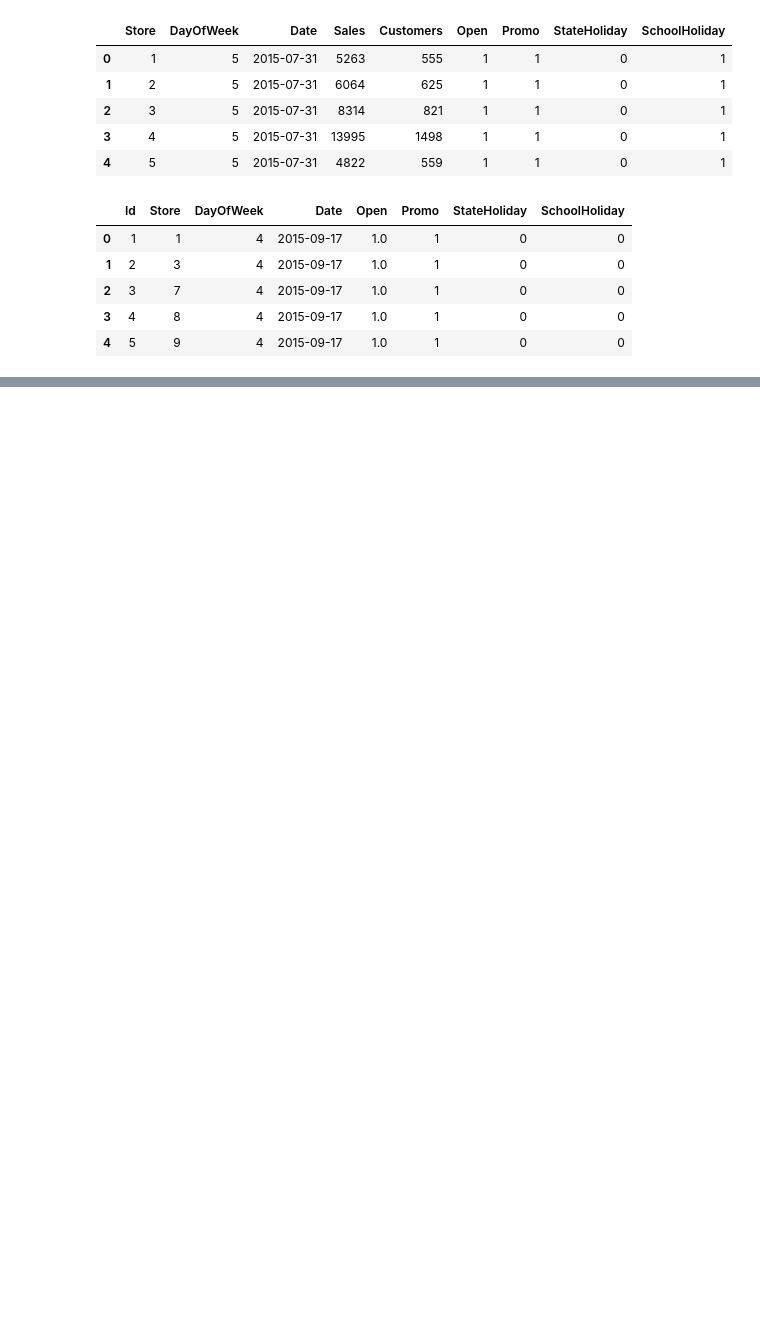
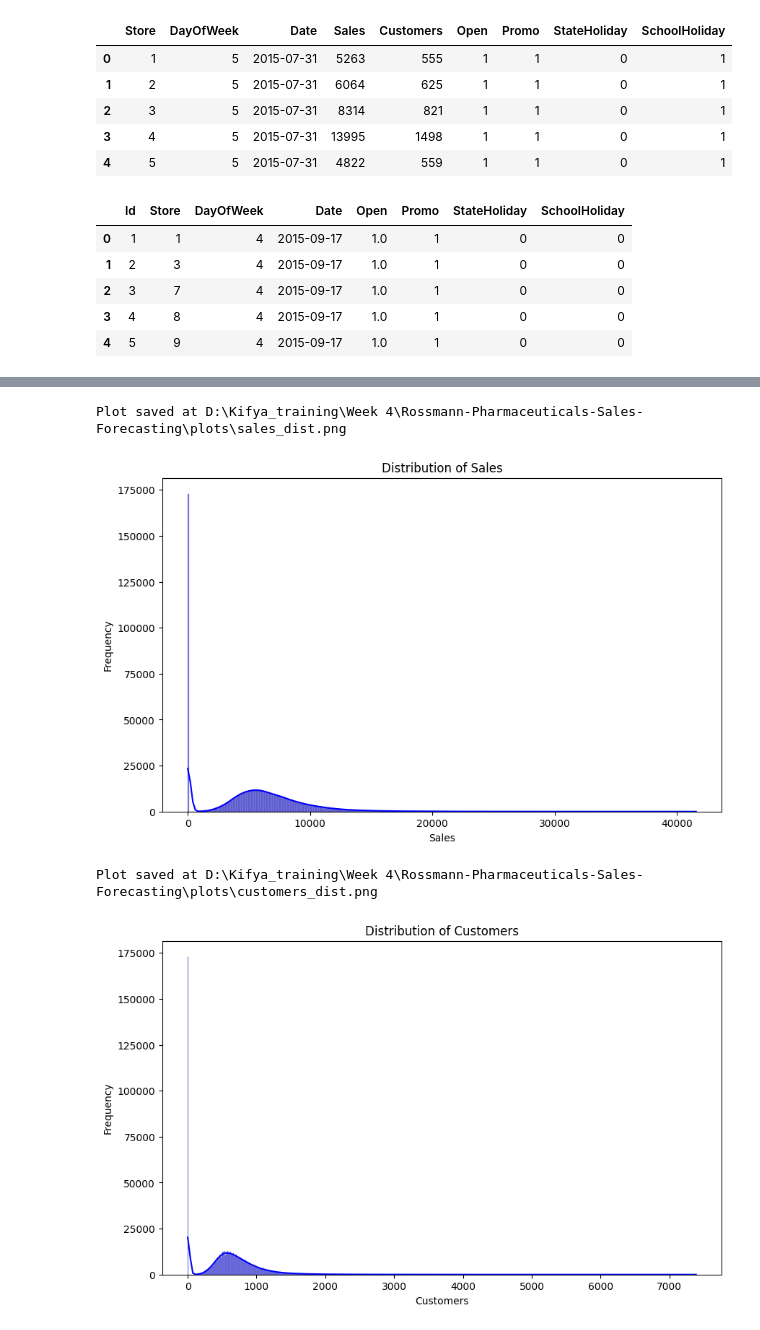
Before and after one commit to YonInsights/Rossmann-Pharmaceuticals-Sales-Forecasting, a Jupyter notebook: notebooks/01_exploratory_analysis.ipynb, the cells around one changed output, grey strips where cells are left out. Drawn from its saved outputs; the diff is of its cells as text; code cells hidden in the pictures; blank space fills up the shorter version.

Commit message:
Plot distribution

```diff
--- a/notebooks/01_exploratory_analysis.ipynb
+++ b/notebooks/01_exploratory_analysis.ipynb
@@ -161,0 +165,9 @@ Store Data Description:
+# %%
+# Plot histogram for numerical features like 'Sales' and 'Customers'
+plot_distribution(train_data, column='Sales', output_path=f"{output_path}\\sales_dist.png")
+plot_distribution(train_data, column='Customers', output_path=f"{output_path}\\customers_dist.png")
+# %% [output]
+Plot saved at D:\Kifya_training\Week 4\Rossmann-Pharmaceuticals-Sales-Forecasting\plots\sales_dist.png
+[figure, added]
+Plot saved at D:\Kifya_training\Week 4\Rossmann-Pharmaceuticals-Sales-Forecasting\plots\customers_dist.png
+[figure, added]
```
Also changed, not shown: parts of 3 cells of this notebook, 5 other files.
